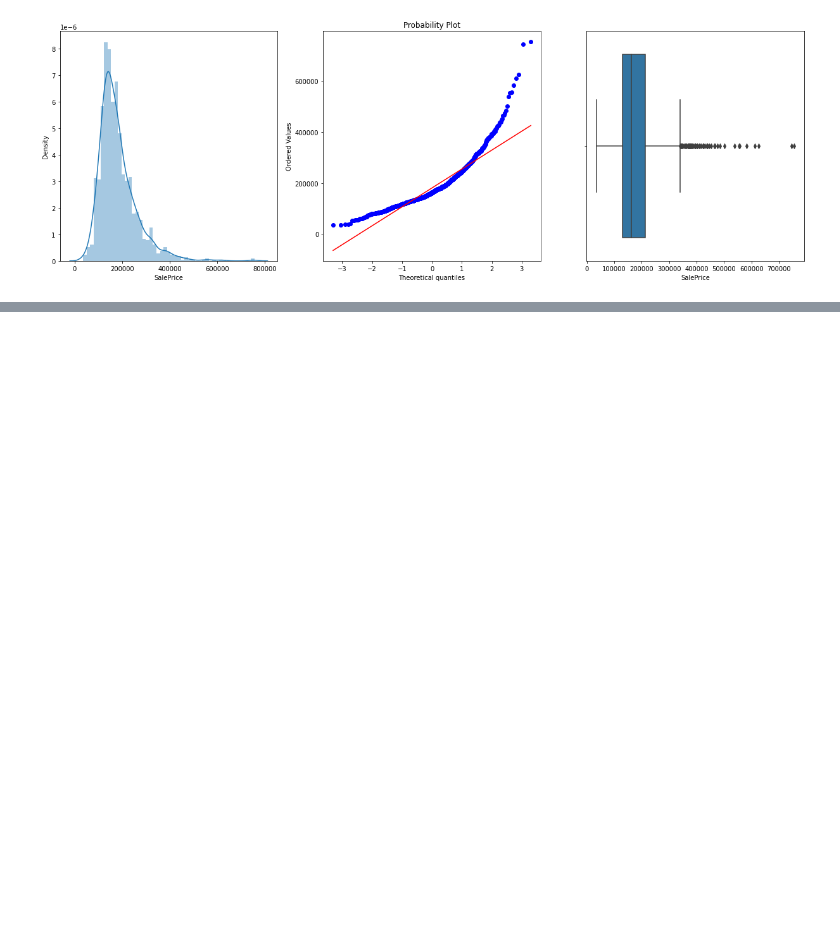
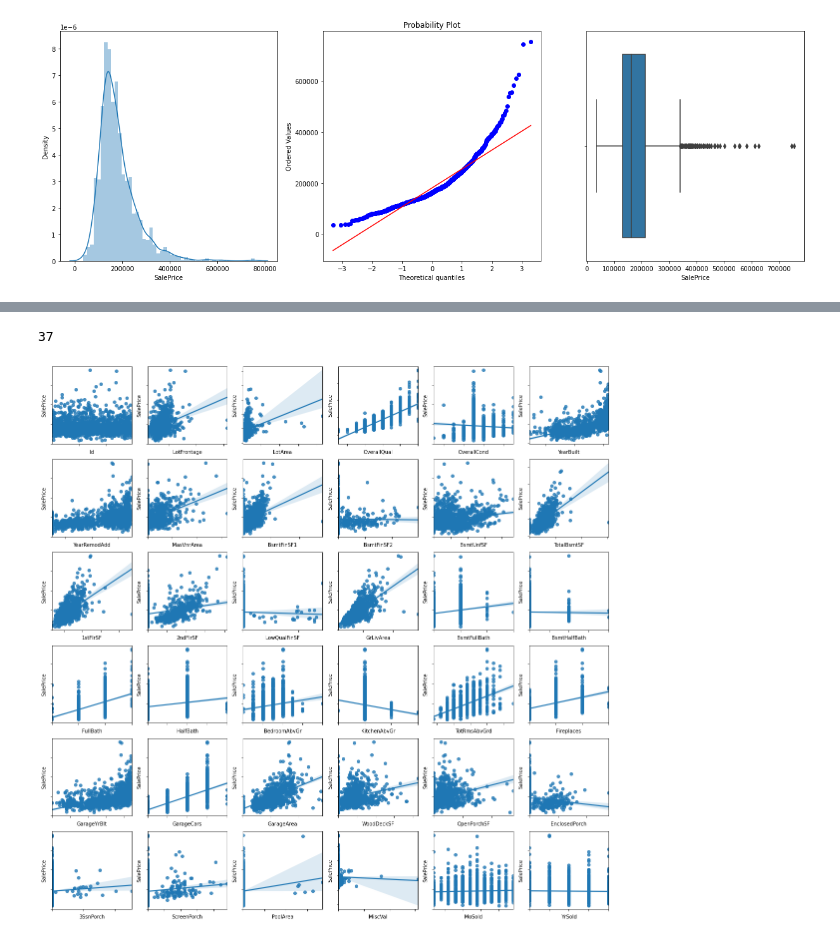
Before and after one commit to kish191919/Python_Project, a Jupyter notebook: house-prices-advanced-regression-techniques/house_prices_advanced_regression_techniques_1.ipynb, the cells around one changed output, grey strips where cells are left out. Drawn from its saved outputs; the diff is of its cells as text; code cells hidden in the pictures; blank space fills up the shorter version.

```diff
--- a/house-prices-advanced-regression-techniques/house_prices_advanced_regression_techniques_1.ipynb
+++ b/house-prices-advanced-regression-techniques/house_prices_advanced_regression_techniques_1.ipynb
@@ -49,0 +124,3 @@ plt.show()
+# %%
+for i in numerical_features:
+    print(train[i].head(5))
@@ -49,0 +145,13 @@ plt.show()
+# %%
+train["MSSubClass"] = train["MSSubClass"].astype('str')
+# %%
+numerical_features = []
+categorical_features = []
+for f in train.columns:
+    if train.dtypes[f] == 'object':
+        categorical_features.append(f)
+    else:
+        numerical_features.append(f)
+# %%
+for i in categorical_features:
+    print(train[i].head(5))
@@ -49,0 +176,14 @@ plt.show()
+# %%
+len(numerical_features)
+# %% [output]
+37
+# %%
+fig, ax = plt.subplots(6,6,figsize=(20,20))
+for idx, i in enumerate(numerical_features):
+    if i == 'SalePrice':
+        continue
+    sns.regplot(x=i, y="SalePrice", data=train, ax = ax[idx//6, idx%6])
+    ax[idx//6,idx%6].set(yticklabels=[])
+    ax[idx//6,idx%6].set(xticklabels=[])
+# %% [output]
+[figure, added]
```
Also changed, not shown: parts of 18 cells of this notebook.
